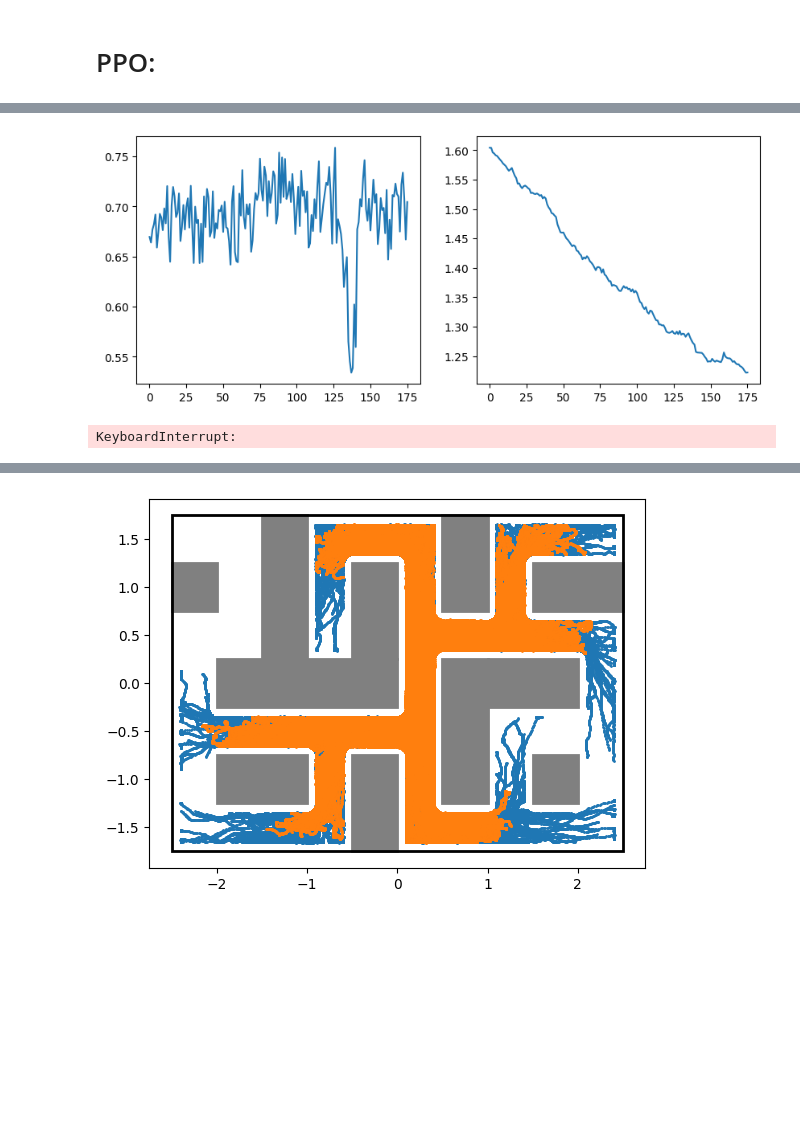
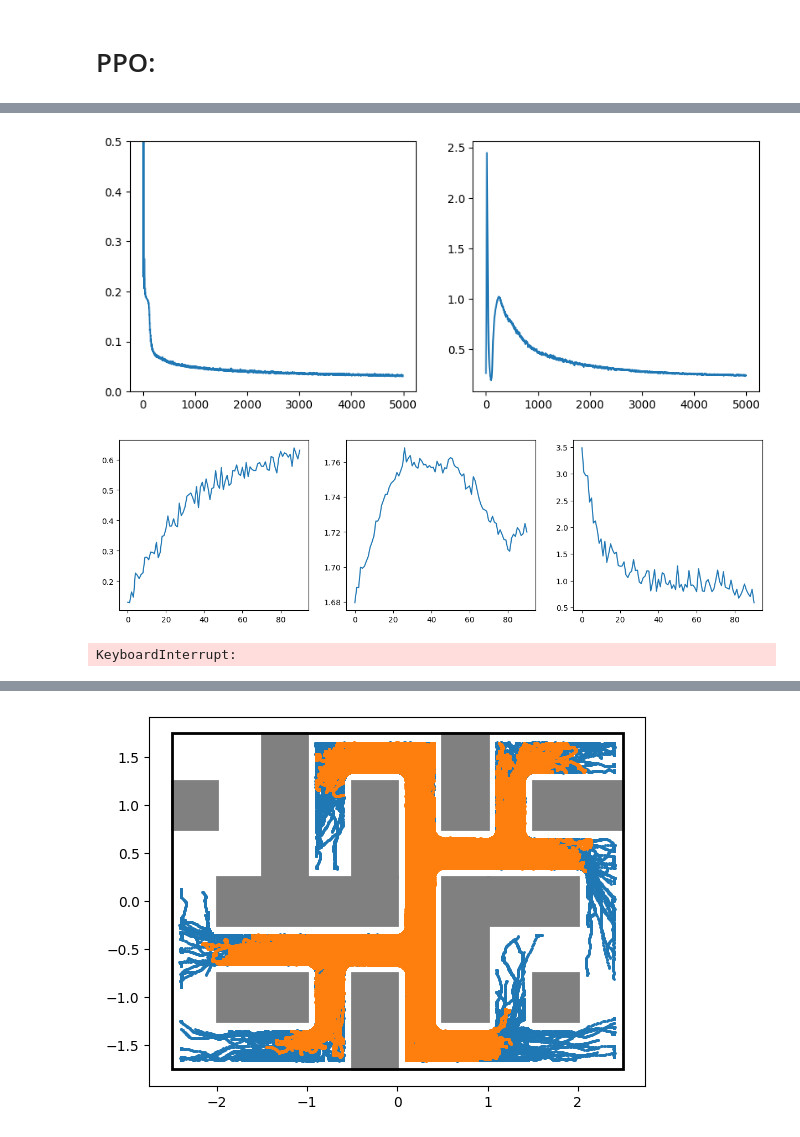
Before and after one commit to TheSun00000/fre_experiments, a Jupyter notebook: online_RG_trajectory_wise.ipynb, the cells around one changed output, grey strips where cells are left out. Cells and saved outputs as stored; diff of their text form; code cells hidden in the pictures; blank space fills up the shorter version.

```diff
--- a/online_RG_trajectory_wise.ipynb
+++ b/online_RG_trajectory_wise.ipynb
@@ -38,6 +38,7 @@ NUM_RANDOM_STEPS = 400
 STATE_SCALE = 10
 Z_DIM = 128
 
+ENTROPY_COEF = 1e-2
 DISCOUNT_FACTOR = 0.95
 
 X1_RANGE, X2_RANGE = 0.25 * STATE_SCALE, 0.175 * STATE_SCALE
@@ -869,7 +871,7 @@ def ppo_optimization(trajectories, model, optimizer, epochs, batch_size):
 
             value_loss = ((return_ - new_state_value)**2).mean()
 
-            loss = policy_loss - 2e-7*entropy.mean() + 0.5*value_loss
+            loss = policy_loss - ENTROPY_COEF*entropy.mean() + 0.5*value_loss
 
             # print(return_[:5])
             # print(new_state_value[:5])
@@ -1517,21 +1532,55 @@ KeyboardInterrupt:
+# %%
+print('VAE training...')
+for step in tqdm(range(5000), desc='VAE training', leave=False):
+    vae_loss_dict = reward_generator.train_step_VAE(
+        batch_size=512,
+        min_num_anchors=MIN_NUM_ANCHORS,
+        max_num_anchors=MAX_NUM_ANCHORS,
+        from_new_states=True,
+        num_states=64,
+        non_anchor_coef=0.5,
+    )
+    vae_loss.append(vae_loss_dict['loss'])
+    vae_kl_loss.append(vae_loss_dict['kl_loss'])
+
+    if step % 10 == 0:
+        clear_output(True)
+        fig, axs = plt.subplots(1, 2, figsize=(10, 4))
+        axs[0].plot(vae_loss)
+        axs[0].set_ylim([0, 0.5])
+        axs[1].plot(vae_kl_loss)
+        plt.show()
+# %% [output]
+[figure, added]
 # %%
+model = ActorCriticContinuous(state_dim=4, z_dim=reward_generator.len_params, action_dim=2, actor_hidden_layers=[512, 512, 512, 512], critic_hidden_layers=[512, 512, 512, 512]).to(device)
+optimizer = torch.optim.Adam(model.parameters(), lr=0.0005)
+
 # model.action_var.data = torch.full((model.action_dim,), model.action_std**2, requires_grad=True, device=device)
 
 anchors_list = []
-for step in tqdm(range(200), desc='Policy training', leave=False):
+distance2goal = []
+rewards_list_1, entropies_1 = [], []
+
+
+for step in tqdm(range(500), desc='Policy training', leave=False):
     avg_reward_1, entropy_1, info = train_on_new_states(env, model, optimizer, reward_generator, num_policy_steps=EPISODE_LENGTH)
     anchors_list.append(info['anchors'])
     rewards_list_1.append(avg_reward_1)
     entropies_1.append(entropy_1)
+    distance2goal.append(
+        (info['trajectory']['states'].reshape(-1, EPISODE_LENGTH, 4)[:, -1, :2] - info['anchors'][:, -1].cpu()).pow(2).sum(1).mean().item()
+    )
 
     if step % 1 == 0:
         clear_output(True)
-        fig, axs = plt.subplots(1, 2, figsize=(10, 4))
+        fig, axs = plt.subplots(1, 3, figsize=(15, 4))
         axs[0].plot(rewards_list_1)
         axs[1].plot(entropies_1)
+        axs[2].plot(distance2goal)
         plt.show()
 # %% [output]
-[figure, old version]
+[figure, new version]
 KeyboardInterrupt:
 # %%
 x = reward_generator.new_states_buffer[:, -1, :]
```
Also changed, not shown: parts of 18 cells of this notebook, 2 other files.
